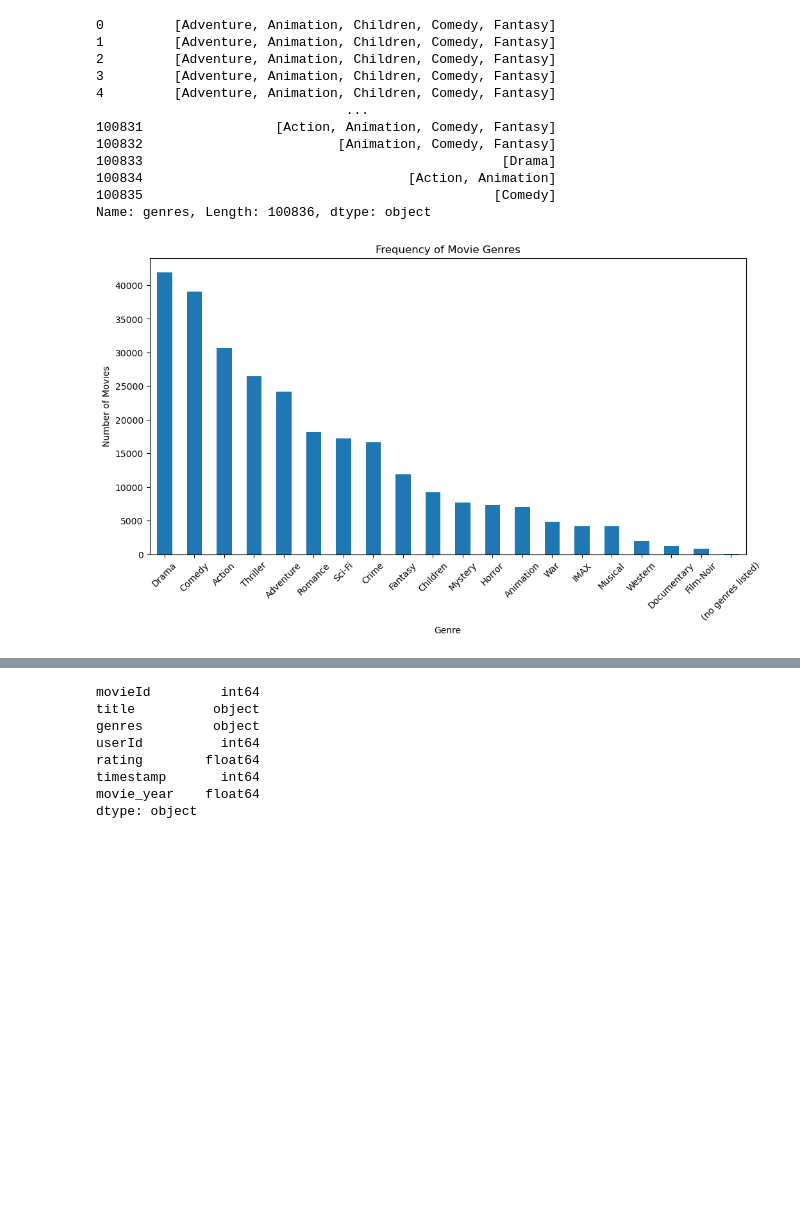
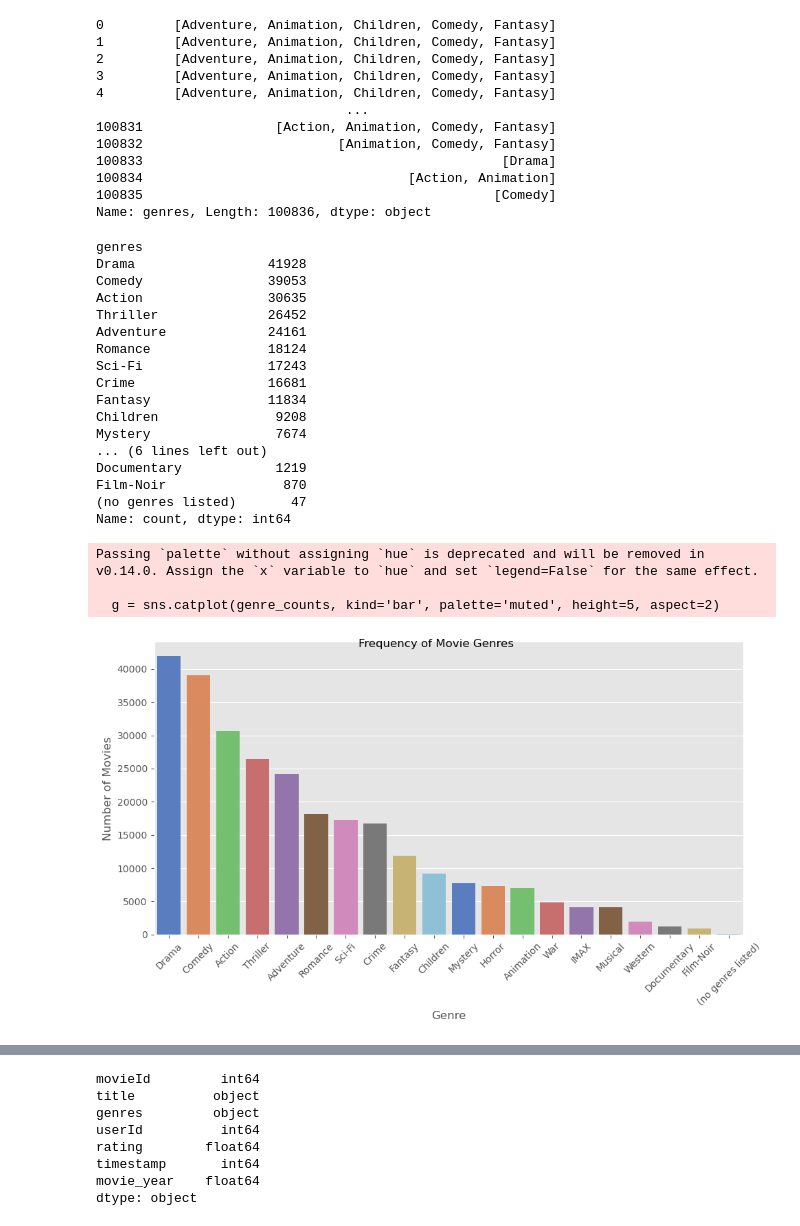
Before and after one commit to timothyrobbinscpa/movie_recommendations, a Jupyter notebook: src/movie_recommendations.ipynb, the cells around one changed output, grey strips where cells are left out. Drawn from its saved outputs; the diff is of its cells as text; code cells hidden in the pictures; blank space fills up the shorter version.

```diff
--- a/src/movie_recommendations.ipynb
+++ b/src/movie_recommendations.ipynb
@@ -182,19 +257,41 @@ df['movie_year'] = df['movie_year'].astype(float)
 # Break out genres included in list and determine count of each
 import matplotlib.pyplot as plt
 
-# Exploding the genres column to have separate row for each genre
+# Explode the genres column to have separate row for each genre
 exploded_genres = df.explode('genres')
 
-# Counting the occurrences of each genre
+# Count the occurrences of each genre
 genre_counts = exploded_genres['genres'].value_counts()
-
-# Plotting the genre frequencies
-plt.figure(figsize=(12, 6))
-genre_counts.plot(kind='bar')
-plt.title('Frequency of Movie Genres')
-plt.xlabel('Genre')
-plt.ylabel('Number of Movies')
-plt.xticks(rotation=45)
-plt.show()
+genre_counts
 # %% [output]
-[figure, removed]
+genres
+Drama                 41928
+Comedy                39053
+Action                30635
+Thriller              26452
+Adventure             24161
+Romance               18124
+Sci-Fi                17243
+Crime                 16681
+Fantasy               11834
+Children               9208
+Mystery                7674
+... (6 lines left out)
+Documentary            1219
+Film-Noir               870
+(no genres listed)       47
+Name: count, dtype: int64
+# %%
+# Plot the genre frequencies
+
+g = sns.catplot(genre_counts, kind='bar', palette='muted', height=5, aspect=2)
+g.fig.suptitle('Frequency of Movie Genres')
+plt.xlabel('Genre')
+plt.ylabel('Number of Movies')
+plt.xticks(rotation=45)
+plt.show()
+# %% [output]
+Passing `palette` without assigning `hue` is deprecated and will be removed in v0.14.0. Assign the `x` variable to `hue` and set `legend=False` for the same effect.
+
+  g = sns.catplot(genre_counts, kind='bar', palette='muted', height=5, aspect=2)
+[figure, added]
```
Also changed, not shown: parts of 57 cells of this notebook, 14 other files.
